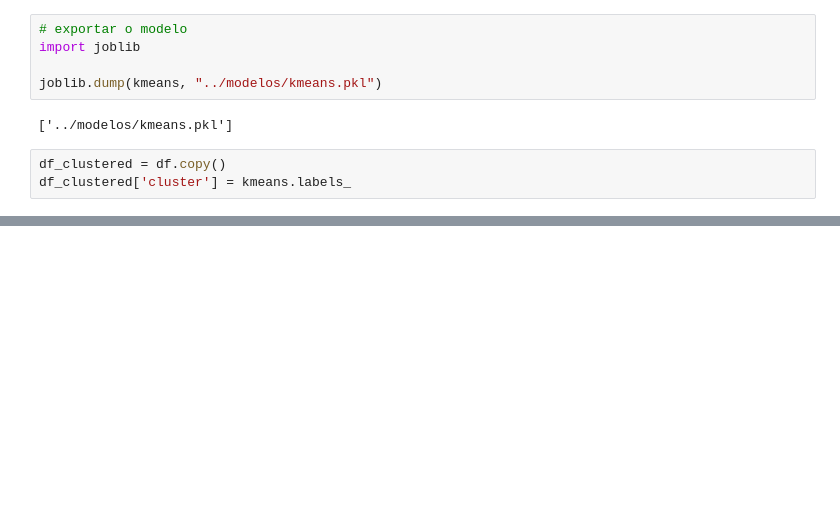
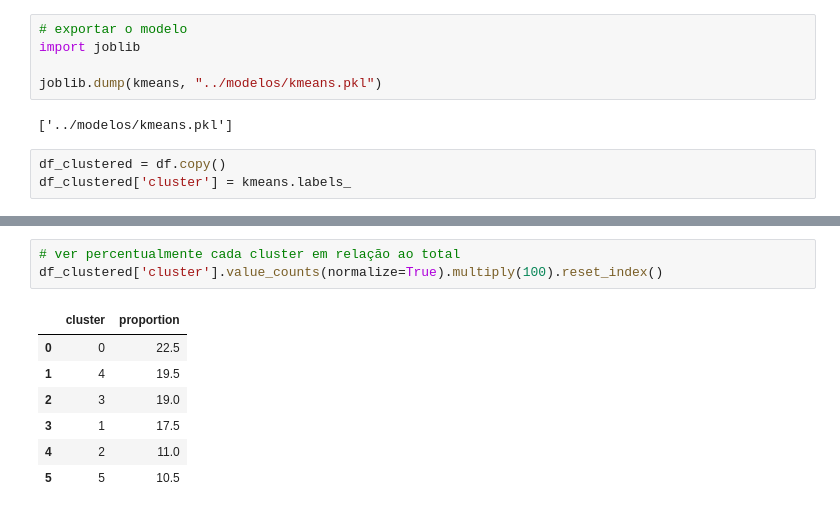
Before and after one commit to Felandim/PortfolioProjetos, a Jupyter notebook: 2 Segmentação de clientes/notebook/projeto_supermercado_02_clustering.ipynb, the cells around one changed output, grey strips where cells are left out. Cells and saved outputs as stored; diff of their text form; blank space fills up the shorter version.

```diff
--- a/2 Segmentação de clientes/notebook/projeto_supermercado_02_clustering.ipynb
+++ b/2 Segmentação de clientes/notebook/projeto_supermercado_02_clustering.ipynb
@@ -77,0 +97,11 @@ df_clustered['cluster'] = kmeans.labels_
+# %%
+# ver percentualmente cada cluster em relação ao total
+df_clustered['cluster'].value_counts(normalize=True).multiply(100).reset_index()
+# %% [output]
+|  | cluster | proportion |
+| 0 | 0 | 22.5 |
+| 1 | 4 | 19.5 |
+| 2 | 3 | 19.0 |
+| 3 | 1 | 17.5 |
+| 4 | 2 | 11.0 |
+| 5 | 5 | 10.5 |
```
Also changed, not shown: parts of 7 cells of this notebook.
